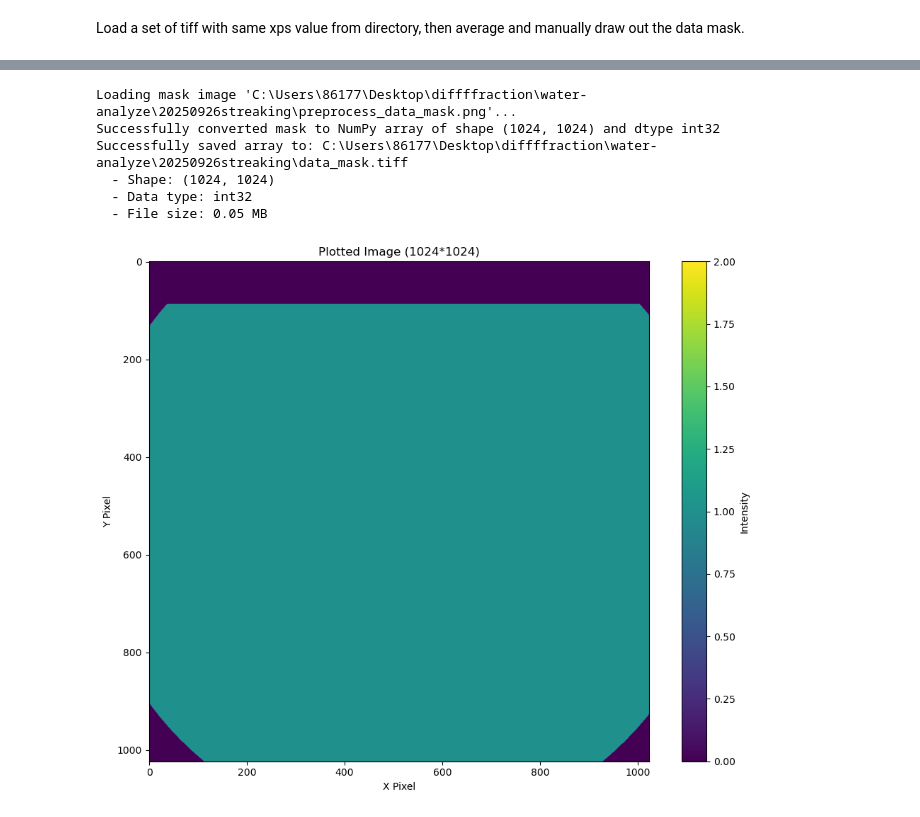
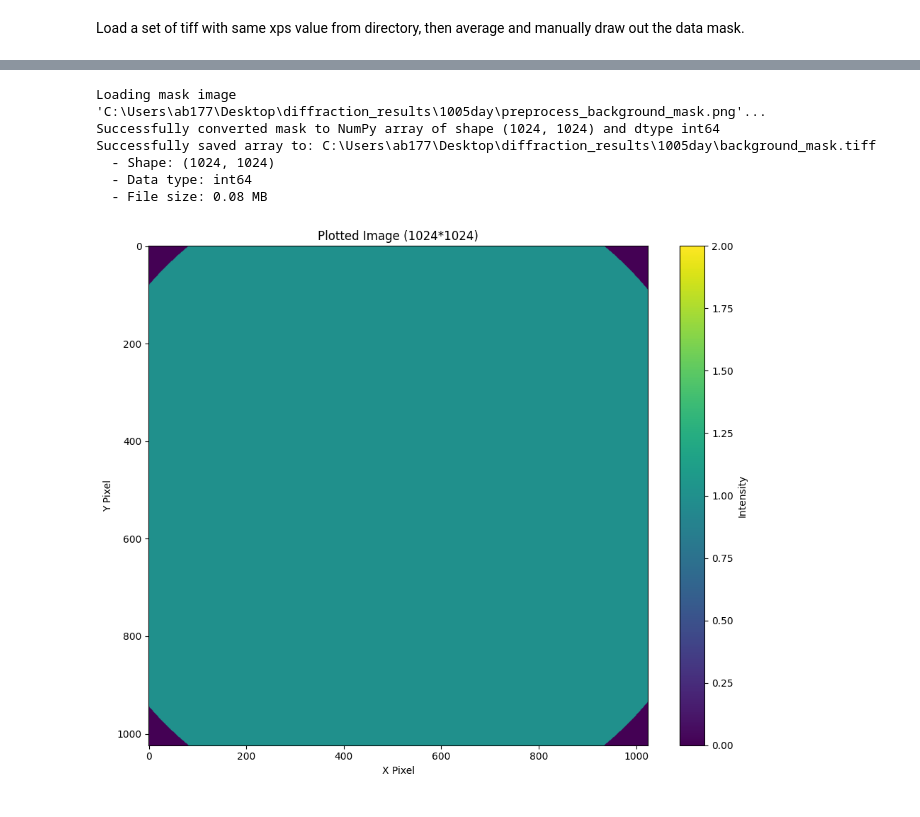
Before and after one commit to furran-ctrl/EMCCD_processor, a Jupyter notebook: examples/data_mask_preprocess.ipynb, the cells around one changed output, grey strips where cells are left out. Cells and saved outputs as stored; diff of their text form; code cells hidden in the pictures.

```diff
--- a/examples/data_mask_preprocess.ipynb
+++ b/examples/data_mask_preprocess.ipynb
@@ -81,13 +81,15 @@ Successfully saved color-mapped image to C:\Users\86177\Desktop\diffffraction\wa
 # %%
+#white in center, valid data
+#data_mask ; background_mask
 from processor_code.io.result_save import save_as_tiff
-data_mask = bw_png_to_mask_ndarray(filename=r"C:\Users\86177\Desktop\diffffraction\water-analyze\20250926streaking\preprocess_data_mask.png")
-save_as_tiff(data_mask, r'C:\Users\86177\Desktop\diffffraction\water-analyze\20250926streaking\data_mask.tiff')
+data_mask = bw_png_to_mask_ndarray(filename=r"C:\Users\ab177\Desktop\diffraction_results\1005day\preprocess_background_mask.png")
+save_as_tiff(data_mask, r"C:\Users\ab177\Desktop\diffraction_results\1005day\background_mask.tiff")
 plot_ndarray(data_mask,0,2)
 # %% [output]
-Loading mask image 'C:\Users\86177\Desktop\diffffraction\water-analyze\20250926streaking\preprocess_data_mask.png'...
-Successfully converted mask to NumPy array of shape (1024, 1024) and dtype int32
-Successfully saved array to: C:\Users\86177\Desktop\diffffraction\water-analyze\20250926streaking\data_mask.tiff
+Loading mask image 'C:\Users\ab177\Desktop\diffraction_results\1005day\preprocess_background_mask.png'...
+Successfully converted mask to NumPy array of shape (1024, 1024) and dtype int64
+Successfully saved array to: C:\Users\ab177\Desktop\diffraction_results\1005day\background_mask.tiff
   - Shape: (1024, 1024)
-  - Data type: int32
-  - File size: 0.05 MB
+  - Data type: int64
+  - File size: 0.08 MB
-[figure, old version]
+[figure, new version]
```
Also changed, not shown: parts of 4 cells of this notebook, 14 other files.
